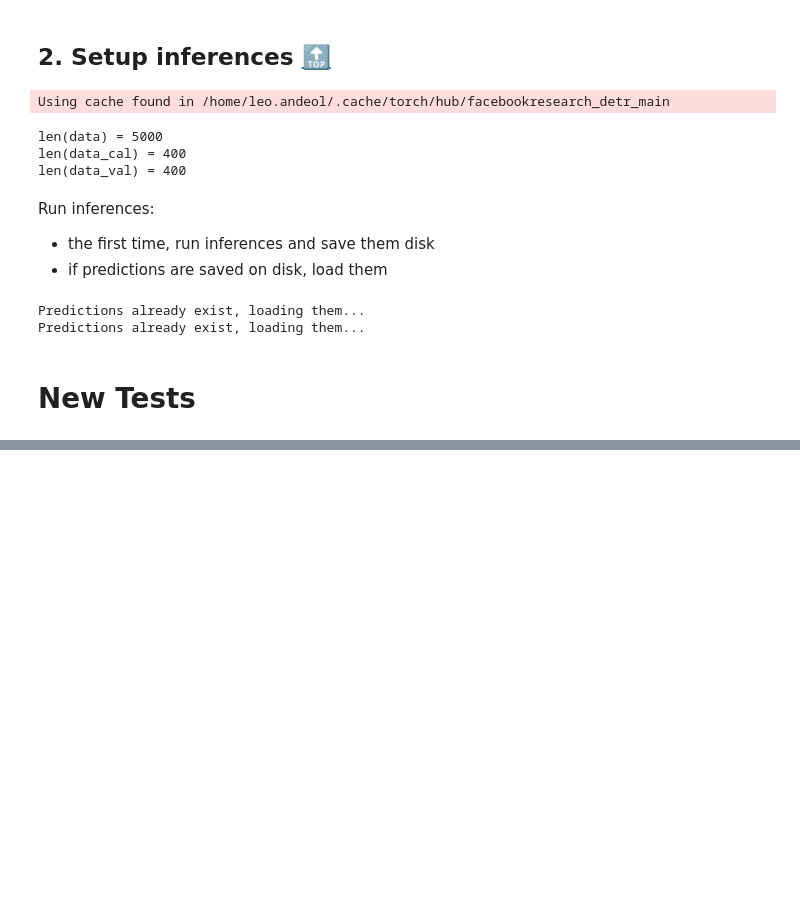
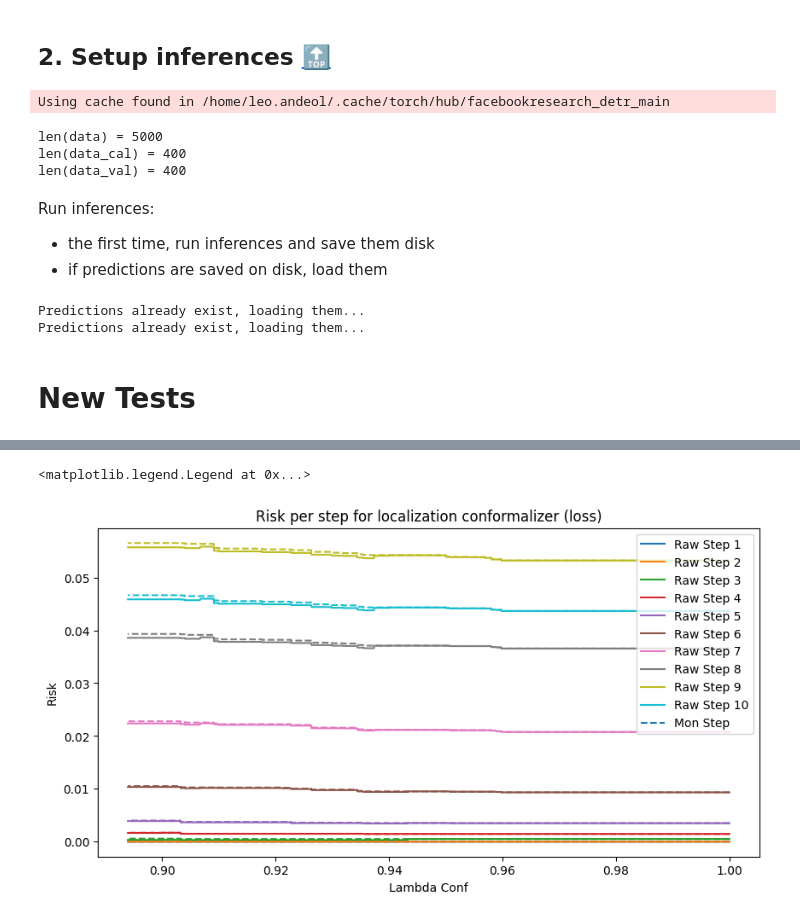
Before and after one commit to leoandeol/cods, a Jupyter notebook: notebooks/(OD) 1 - Introduction to Conformal Object Detection.ipynb, the cells around one changed output, grey strips where cells are left out. Saved outputs shown, nothing was run; the diff lists cells and outputs as text; code cells hidden in the pictures; blank space fills up the shorter version.

```diff
--- a/notebooks/(OD) 1 - Introduction to Conformal Object Detection.ipynb
+++ b/notebooks/(OD) 1 - Introduction to Conformal Object Detection.ipynb
@@ -227,3 +280,45 @@ confidence_threshold: 0.010674843564629555
+# %%
+import matplotlib.pyplot as plt
+
+n = 10
+# now plot each subpart of length step of the array
+plt.figure(figsize=(10, 5))
+# Fixed ticks:
+# plt.xticks(
+#     [i for i in range(0, n, step)],
+#     [f"Step {i//step + 1}" for i in range(0, n, step)],
+# )
+# # yticks between 0.04 and 0.14
+# plt.yticks(
+#     [i / 100 for i in range(4, 15)],
+#     [f"{i / 100:.2f}" for i in range(4, 15)],
+# )
+# plt.ylim(0.03, 0.07)
+plt.xlabel("Lambda Conf")
+plt.ylabel("Risk")
+plt.title("Risk per step for localization conformalizer (loss)")
+colors = plt.cm.tab10.colors  # tuple of 10 distinct colors
+color_map = {i: colors[i % len(colors)] for i in range(n)}
+for i in range(0, n):
+    plt.plot(
+        conf.localization_conformalizer.optimizer2.all_lbds_cnf[i],
+        conf.localization_conformalizer.optimizer2.all_risks_raw[i],
+        label=f"Raw Step {i + 1}",
+        c=color_map[i],
+    )
+for i in range(0, n):
+    plt.plot(
+        conf.localization_conformalizer.optimizer2.all_lbds_cnf[i],
+        conf.localization_conformalizer.optimizer2.all_risks_mon[i],
+        label=f"Mon Step" if i == 0 else None,
+        c=color_map[i],
+        linestyle="--",
+    )
+plt.legend()
+# plt.plot(conf.localization_conformalizer.optimizer2.all_lbds_cnf, conf.localization_conformalizer.optimizer2.all_risks_mon)
+# %% [output]
+<matplotlib.legend.Legend at 0x...>
+[figure, added]
 # %%
 import matplotlib.pyplot as plt
 
```
Also changed, not shown: parts of 8 cells of this notebook, 7 other files.
